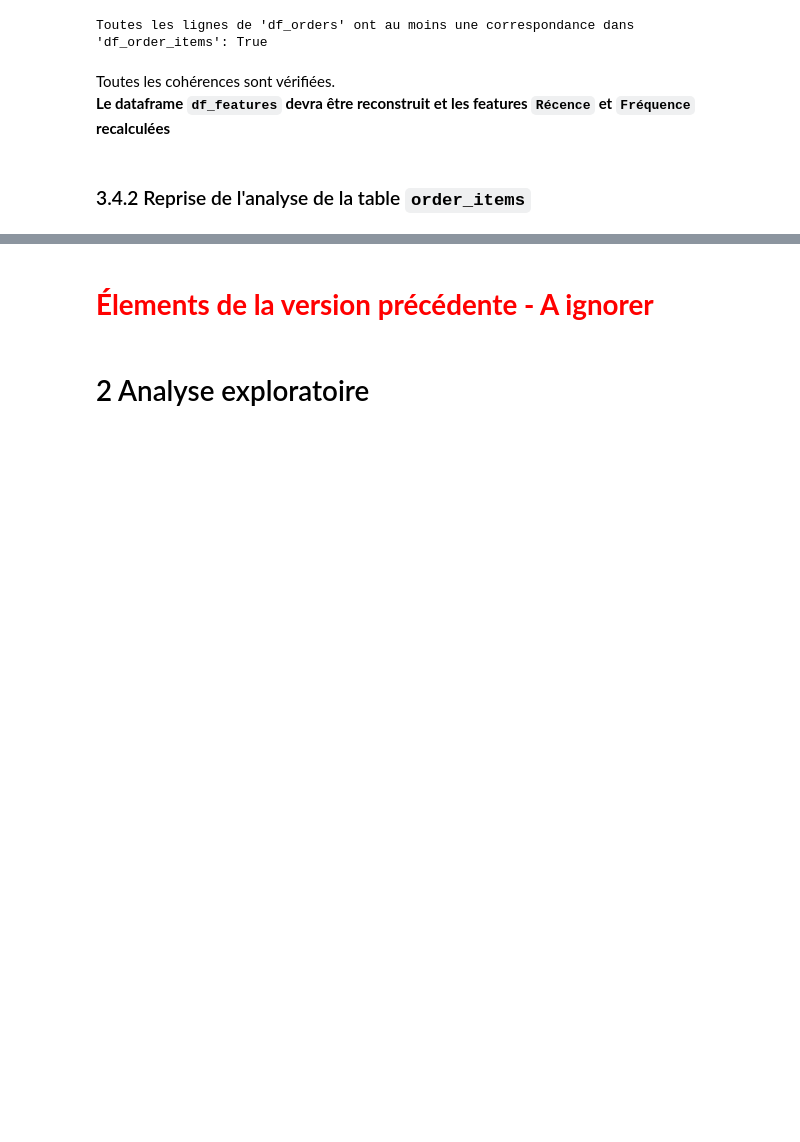
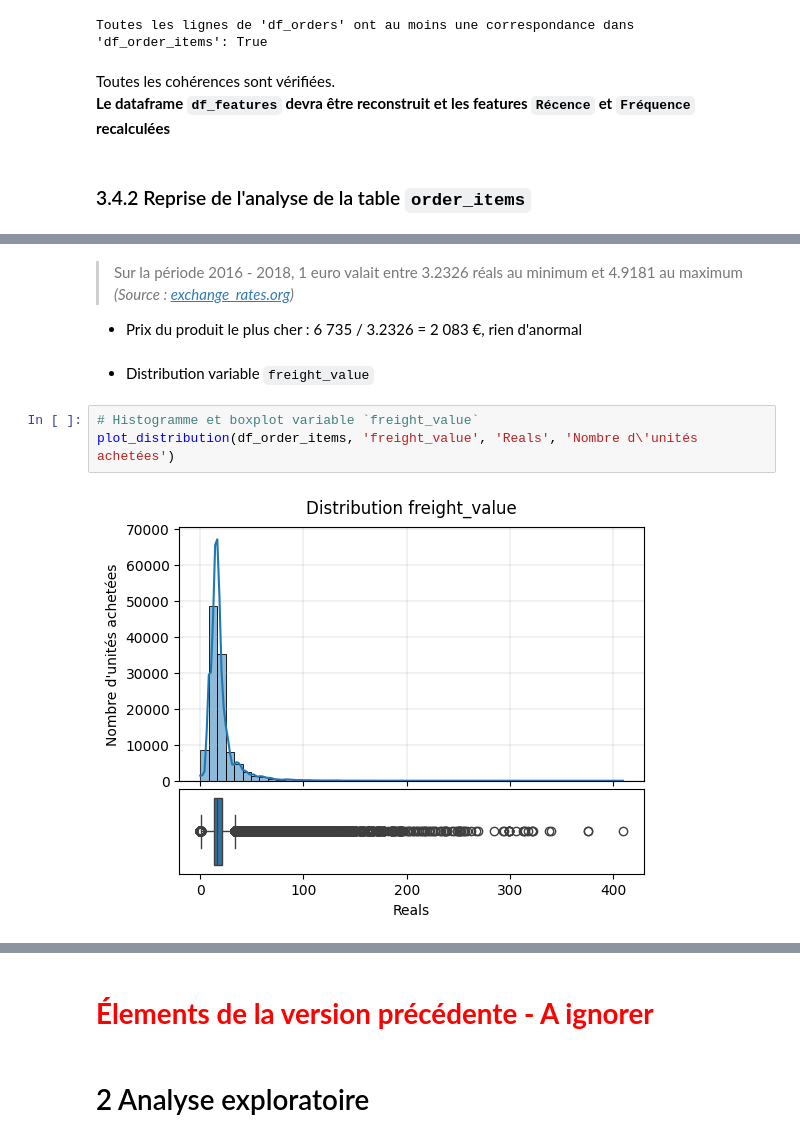
Before and after one commit to Christophe-Aballea/OC_projet5_Segmentez_des_clients_d_un_site_ecommerce, a Jupyter notebook: P05_Notebook2_Feature_ingineering.ipynb, the cells around one changed output, grey strips where cells are left out. Saved outputs shown, nothing was run; the diff lists cells and outputs as text; blank space fills up the shorter version.

```diff
--- a/P05_Notebook2_Feature_ingineering.ipynb
+++ b/P05_Notebook2_Feature_ingineering.ipynb
@@ -979,0 +1068,11 @@ Toutes les cohérences sont vérifiées.
+# %% [markdown]
+> Sur la période 2016 - 2018, 1 euro valait entre 3.2326 réals au minimum et 4.9181 au maximum
+> *(Source : [exchange_rates.org](https://www.exchange-rates.org/fr/historique/eur-brl-2018))*
+* Prix du produit le plus cher : 6 735 / 3.2326 = 2 083 €, rien d'anormal
+# %% [markdown]
+* Distribution variable `freight_value`
+# %%
+# Histogramme et boxplot variable `freight_value`
+plot_distribution(df_order_items, 'freight_value', 'Reals', 'Nombre d\'unités achetées')
+# %% [output]
+[figure, added]
```
Also changed, not shown: parts of 46 cells of this notebook.
